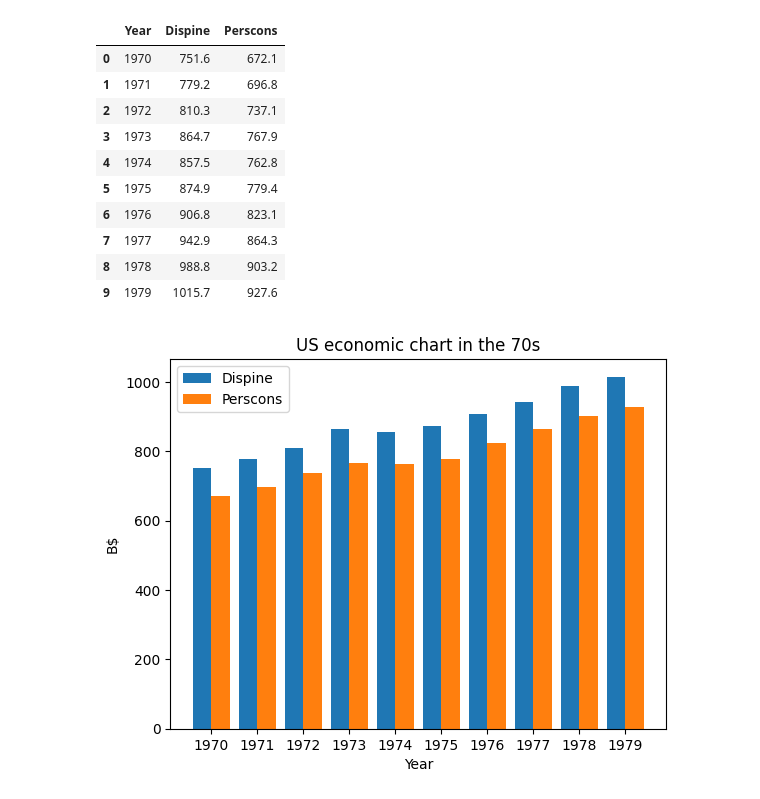
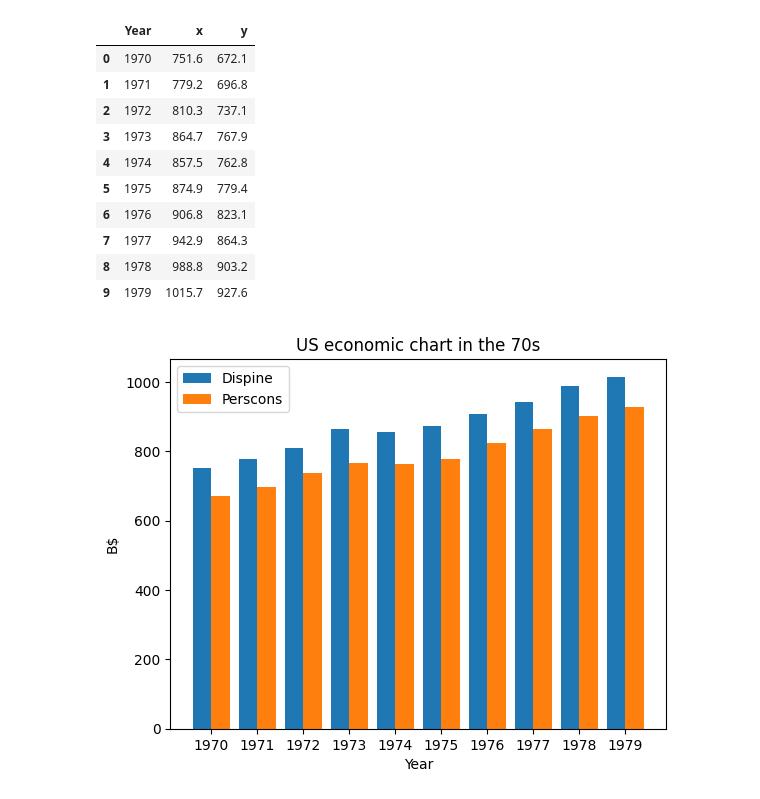
Before and after one commit to UIT20521737/ml_learning, a Jupyter notebook: bai2.ipynb, the cells around one changed output. Saved outputs shown, nothing was run; the diff lists cells and outputs as text; code cells hidden in the pictures.

```diff
--- a/bai2.ipynb
+++ b/bai2.ipynb
@@ -9,12 +17,12 @@ import matplotlib.pyplot as plt
 # %%
 df = pd.DataFrame({
     "Year": [1970, 1971, 1972, 1973, 1974, 1975, 1976, 1977, 1978, 1979],
-    "Dispine": [751.6, 779.2, 810.3, 864.7, 857.5, 874.9, 906.8, 942.9, 988.8, 1015.7],
-    "Perscons": [672.1, 696.8, 737.1, 767.9, 762.8, 779.4, 823.1, 864.3, 903.2, 927.6]
+    "x": [751.6, 779.2, 810.3, 864.7, 857.5, 874.9, 906.8, 942.9, 988.8, 1015.7],
+    "y": [672.1, 696.8, 737.1, 767.9, 762.8, 779.4, 823.1, 864.3, 903.2, 927.6]
 })
 df
 # %% [output]
-|  | Year | Dispine | Perscons |
+|  | Year | x | y |
 | 0 | 1970 | 751.6 | 672.1 |
 | 1 | 1971 | 779.2 | 696.8 |
 | 2 | 1972 | 810.3 | 737.1 |
```
Also changed, not shown: parts of 11 cells of this notebook, 1 other file.
